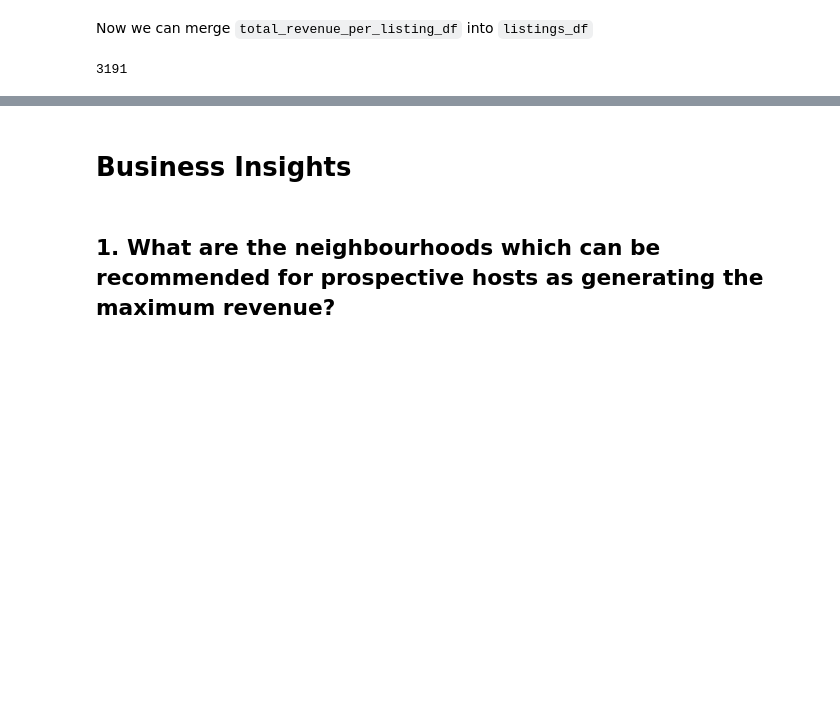
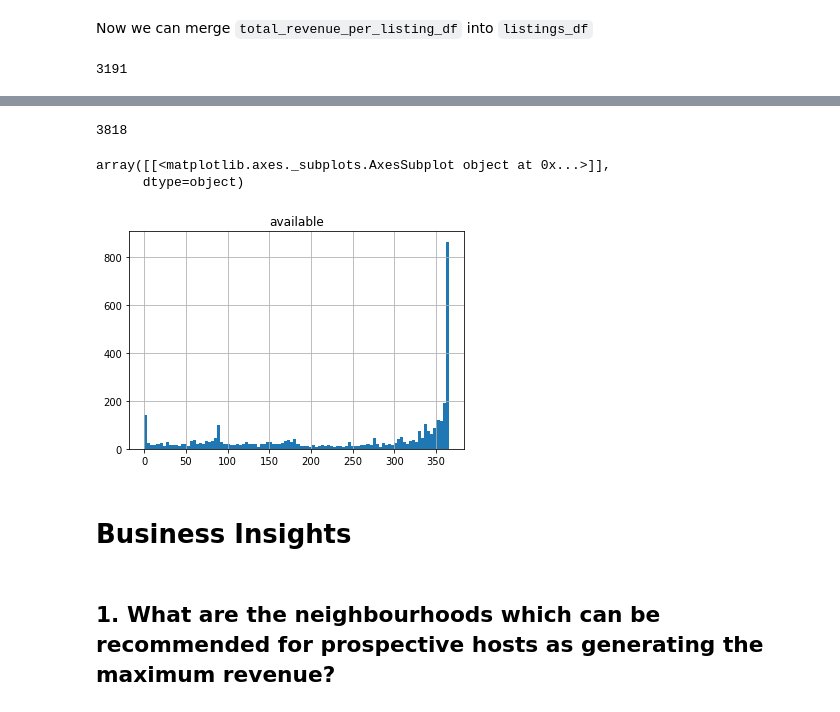
Before and after one commit to barkas62/data_scientist_project1, a Jupyter notebook: airbnb_data_analysis.ipynb, the cells around one changed output, grey strips where cells are left out. Drawn from its saved outputs; the diff is of its cells as text; code cells hidden in the pictures; blank space fills up the shorter version.

```diff
--- a/airbnb_data_analysis.ipynb
+++ b/airbnb_data_analysis.ipynb
@@ -62,0 +132,3 @@ reviews_df.head()
+# %%
+calendar_df = pd.read_csv('data/calendar.csv')
+calendar_df.head()
@@ -62,0 +142,2 @@ reviews_df.head()
+# %%
+calendar_df['available'] = calendar_df['available'].apply( lambda s: True if s=='t' else False )
@@ -115,0 +251,4 @@ listings_df['estimated_revenue'].fillna(0, inplace = True)
+# %%
+listings_df.shape[0]
+# %% [output]
+3818
@@ -116,3 +262,12 @@ listings_df['estimated_revenue'].fillna(0, inplace = True)
+# %%
+# Group the data for each single property in calendar_df and sum 'available' for each group
+non_occupied_num = calendar_df[['listing_id', 'available']].groupby('listing_id').sum()
+# %%
+non_occupied_num.hist(bins=100)
+# %% [output]
+array([[<matplotlib.axes._subplots.AxesSubplot object at 0x...>]],
+      dtype=object)
+[figure, added]
 # %% [markdown]
 # Business Insights
 # %% [markdown]
```
Also changed, not shown: parts of 38 cells of this notebook.
